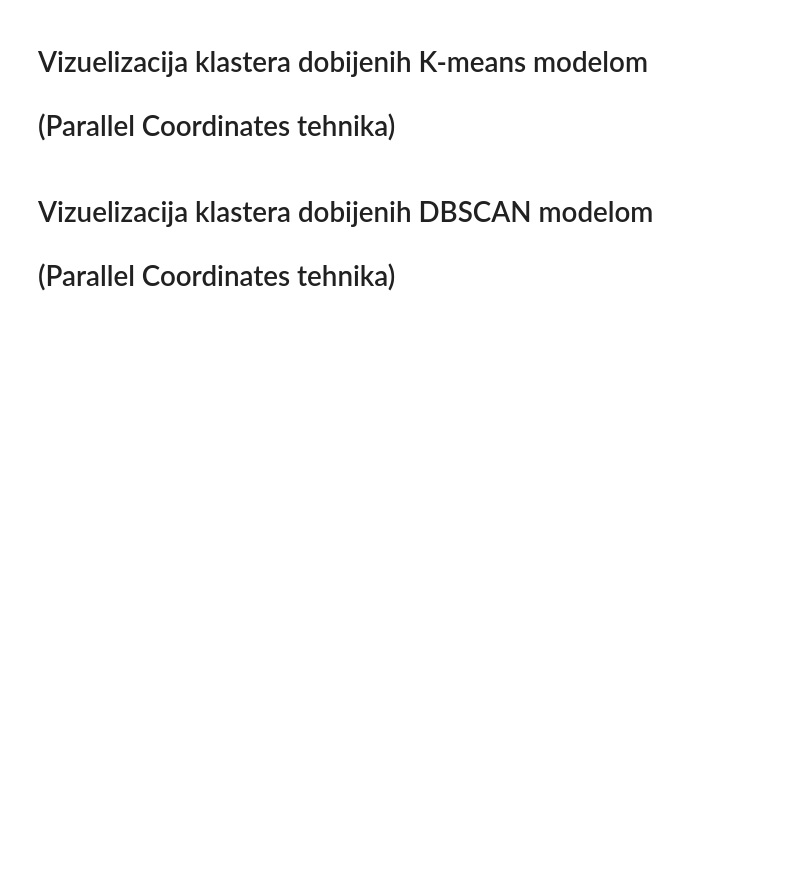
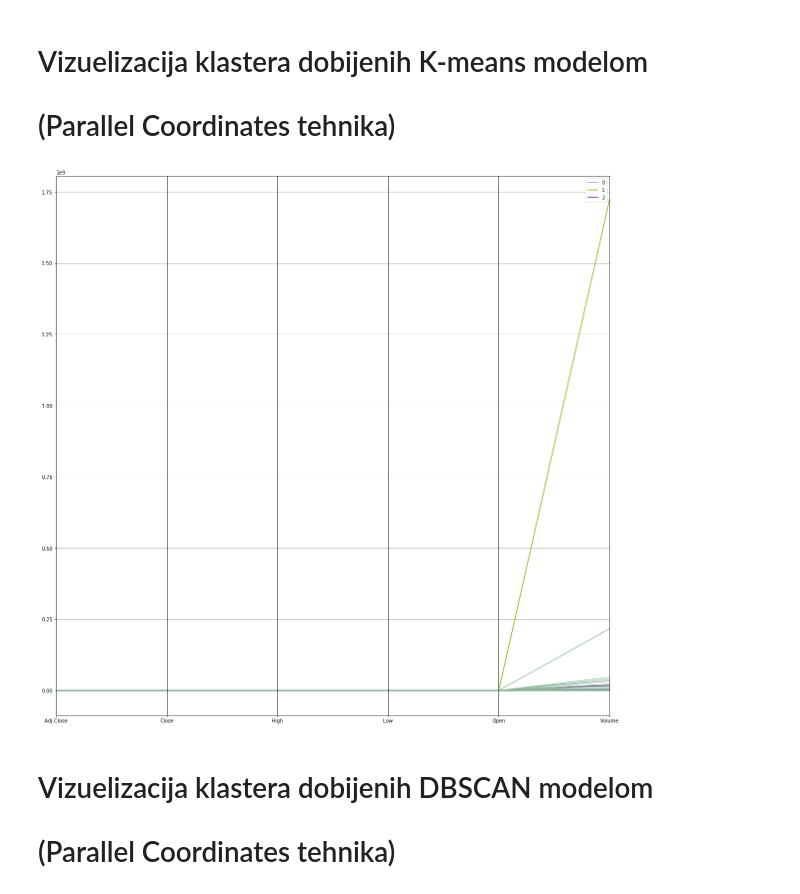
Before and after one commit to AI-PROJECTS-ORGANIZATION/Klasterovanje-finansijske-aktive, a Jupyter notebook: Klasterovanje finansijske aktive.ipynb, the cells around one changed output. Cells and saved outputs as stored; diff of their text form; code cells hidden in the pictures; blank space fills up the shorter version.

```diff
--- a/Klasterovanje finansijske aktive.ipynb
+++ b/Klasterovanje finansijske aktive.ipynb
@@ -366,0 +372,16 @@ Date       Symbols
+# %%
+#DUBOKA KOPIJA
+dnevni_portfolio_kmeans = dnevni_portfolio.copy(deep=True)
+dnevni_portfolio_dbscan = dnevni_portfolio.copy(deep=True)
+
+kmeans = KMeans(n_clusters=3)
+clusters_kmeans = kmeans.fit_predict(dnevni_portfolio_scaled)
+dnevni_portfolio["KlasterKMEANS"] = clusters_kmeans
+dnevni_portfolio_kmeans["KlasterKMEANS"] = clusters_kmeans
+
+dbscan = DBSCAN(eps=3, min_samples = 6)
+clusters_dbscan = dbscan.fit_predict(dnevni_portfolio_scaled)
+dnevni_portfolio["KlasterDBSCAN"] = clusters_dbscan+1
+dnevni_portfolio_dbscan["KlasterDBSCAN"] = clusters_dbscan+1
+
+dnevni_portfolio
@@ -369,6 +429,12 @@ Date       Symbols
 # %% [markdown]
 # Vizuelizacija klastera dobijenih K-means modelom
 # (Parallel Coordinates tehnika)
+# %%
+pd.plotting.parallel_coordinates(dnevni_portfolio_kmeans,class_column="KlasterKMEANS")
+plt.rcParams["figure.figsize"] = (20,20)
+plt.show()
+# %% [output]
+[figure, added]
 # %% [markdown]
 # Vizuelizacija klastera dobijenih DBSCAN modelom
 # (Parallel Coordinates tehnika)
```
Also changed, not shown: parts of 9 cells of this notebook.
